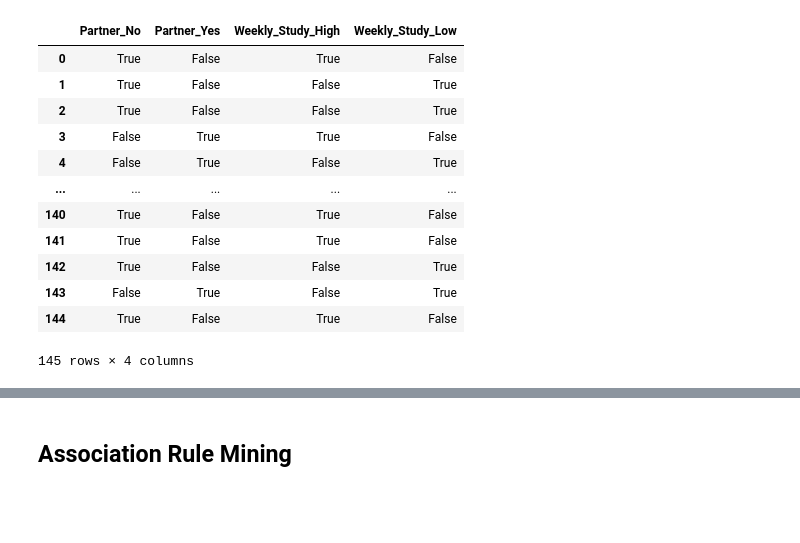
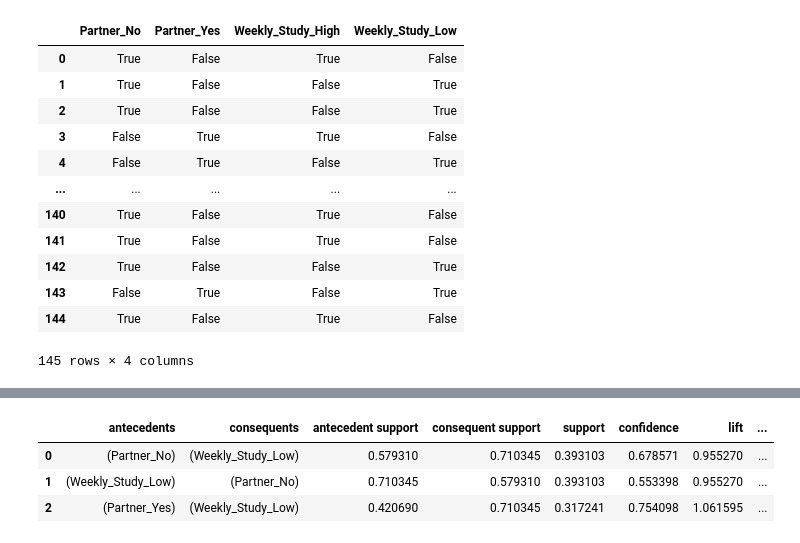
Before and after one commit to waiee/Higher-Education-Students-Performance-Evaluation---Association-Rule-Mining, a Jupyter notebook: test.ipynb, the cells around one changed output, grey strips where cells are left out. Cells and saved outputs as stored; diff of their text form; code cells hidden in the pictures; blank space fills up the shorter version.

```diff
--- a/test.ipynb
+++ b/test.ipynb
@@ -508,3 +516,11 @@ display(fp_apriori)
+# %%
+assoc_rules = fp.association_rules(fp_apriori,metric='confidence', min_threshold=0.5,support_only=False)
+display(assoc_rules)
+# %% [output]
+|  | antecedents | consequents | antecedent support | consequent support | support | confidence | lift | ... |
+| 0 | (Partner_No) | (Weekly_Study_Low) | 0.579310 | 0.710345 | 0.393103 | 0.678571 | 0.955270 | ... |
+| 1 | (Weekly_Study_Low) | (Partner_No) | 0.710345 | 0.579310 | 0.393103 | 0.553398 | 0.955270 | ... |
+| 2 | (Partner_Yes) | (Weekly_Study_Low) | 0.420690 | 0.710345 | 0.317241 | 0.754098 | 1.061595 | ... |
 # %%
 # #Weekly Study Hours: If None(0) or <5 hours(1), then 0. else is 1.
 # final_df['Weekly_Study'] = final_df['Weekly_Study'].map(lambda x: 0 if x <= 2 else 1)
@@ -520,5 +536,3 @@ display(fp_apriori)
 
 # #Grade: If grade <=C, then 0, else 1
 # final_df['GRADE'] = final_df['GRADE'].map(lambda x: 0 if x <= 3 else 1)
-# %% [markdown]
-## Association Rule Mining
```
Also changed, not shown: parts of 6 cells of this notebook.
